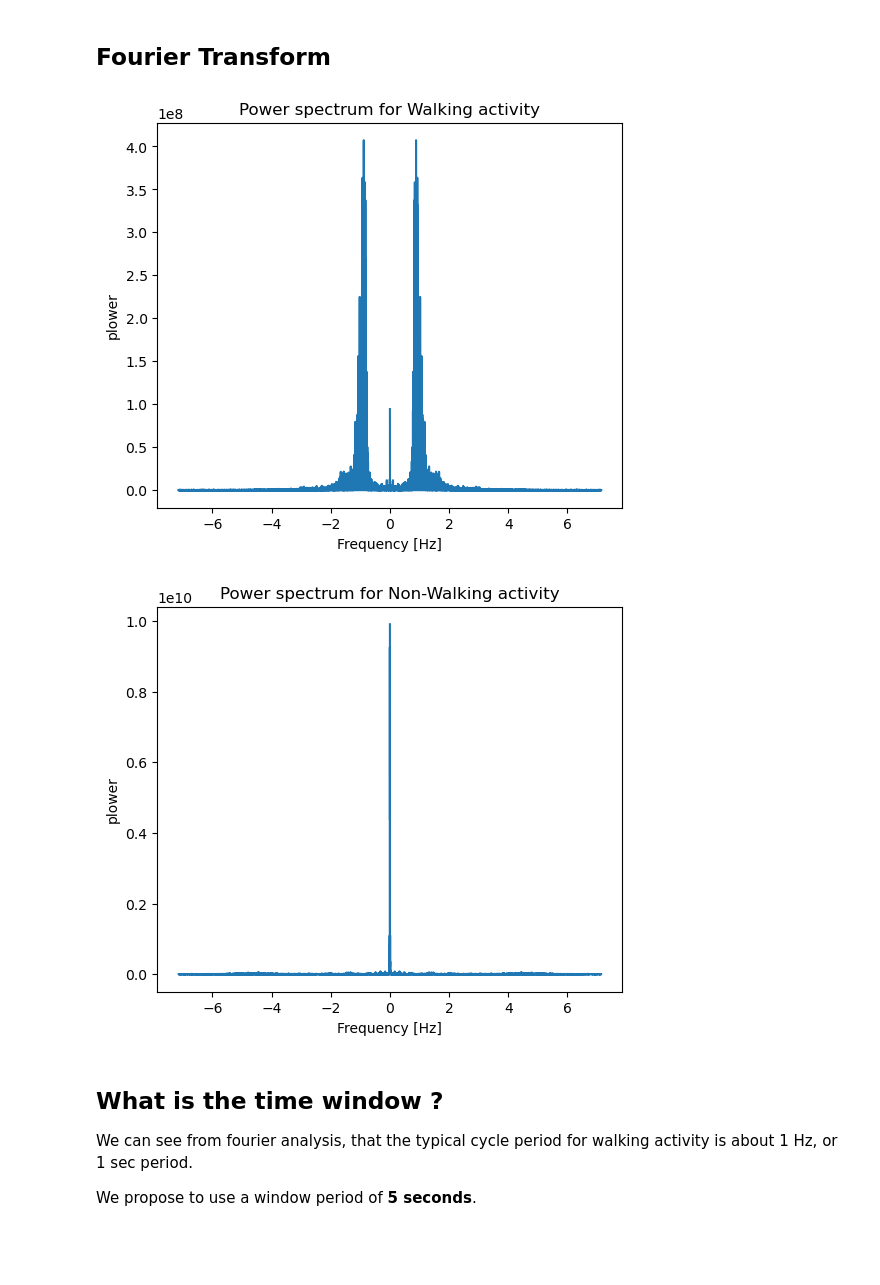
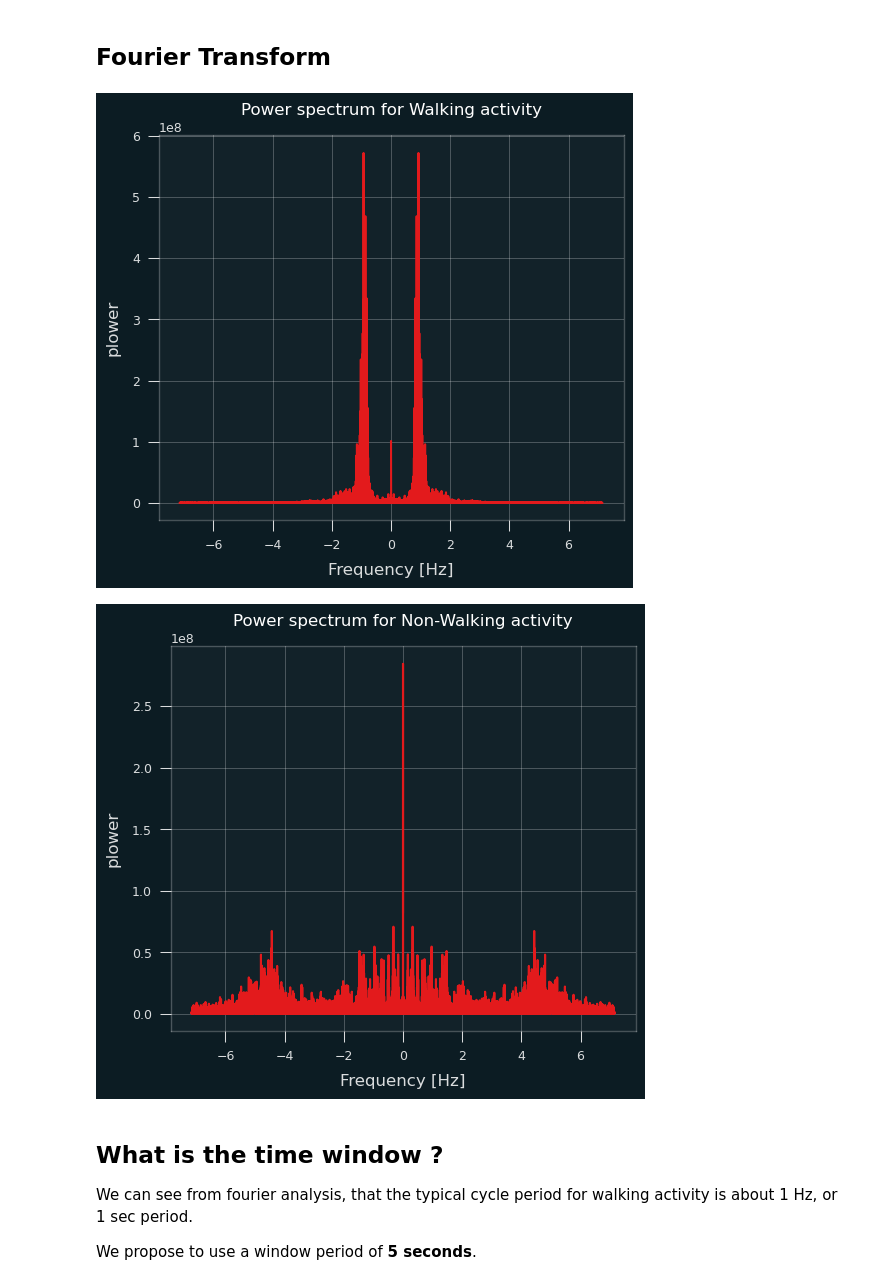
Before and after one commit to spencerkmarley/smu-is614-iot-step-tracker, a Jupyter notebook: notebooks/preprocessing.ipynb, the cells around one changed output. Saved outputs shown, nothing was run; the diff lists cells and outputs as text; code cells hidden in the pictures; blank space fills up the shorter version.

```diff
--- a/notebooks/preprocessing.ipynb
+++ b/notebooks/preprocessing.ipynb
@@ -13,6 +13,8 @@ from tsfresh.feature_selection.relevance import calculate_relevance_table
 from tsfresh import extract_features, feature_extraction
 from scipy.signal import savgol_filter, medfilt
 from scipy import fftpack
+
+plt.style.use("../misc/base.mplstyle")
 # %% [markdown]
 ## Connect to AWS Athena and query data
 # %%
@@ -170,21 +170,21 @@ plt.xlabel('Frequency [Hz]')
 _ = plt.ylabel('plower')
 _ = plt.title('Power spectrum for Walking activity')
 # %% [output]
-[figure, old version]
+[figure, new version]
 # %%
-sig_fft = fftpack.fft(df[~df.uuid.str.contains('walk')]['gyro_z'].values)
+sig_fft = fftpack.fft(df[~df.uuid.str.contains('walk|fan')]['gyro_z'].values)
 
 # And the power (sig_fft is of complex dtype)
 power = np.abs(sig_fft)**2
-sample_freq = fftpack.fftfreq(len(df[~df.uuid.str.contains('walk')]), d=0.07)
+sample_freq = fftpack.fftfreq(len(df[~df.uuid.str.contains('walk|fan')]), d=0.07)
 
 plt.figure(figsize=(6, 5))
 plt.plot(sample_freq, power)
 plt.xlabel('Frequency [Hz]')
 _ = plt.ylabel('plower')
 _ = plt.title('Power spectrum for Non-Walking activity')
 # %% [output]
-[figure, old version]
+[figure, new version]
 # %% [markdown]
 ## What is the time window ?
 
```
Also changed, not shown: parts of 50 cells of this notebook, 4 other files.
